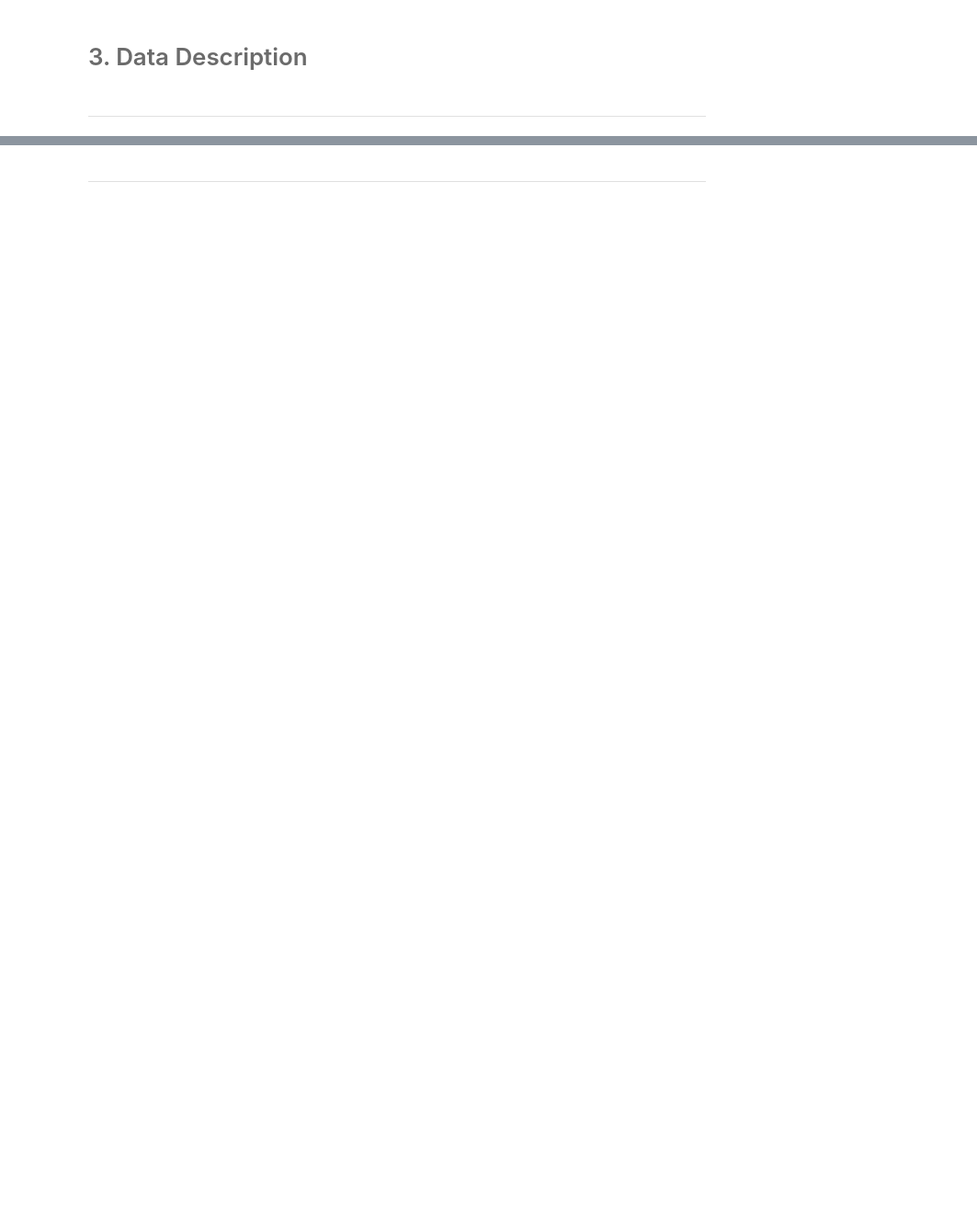
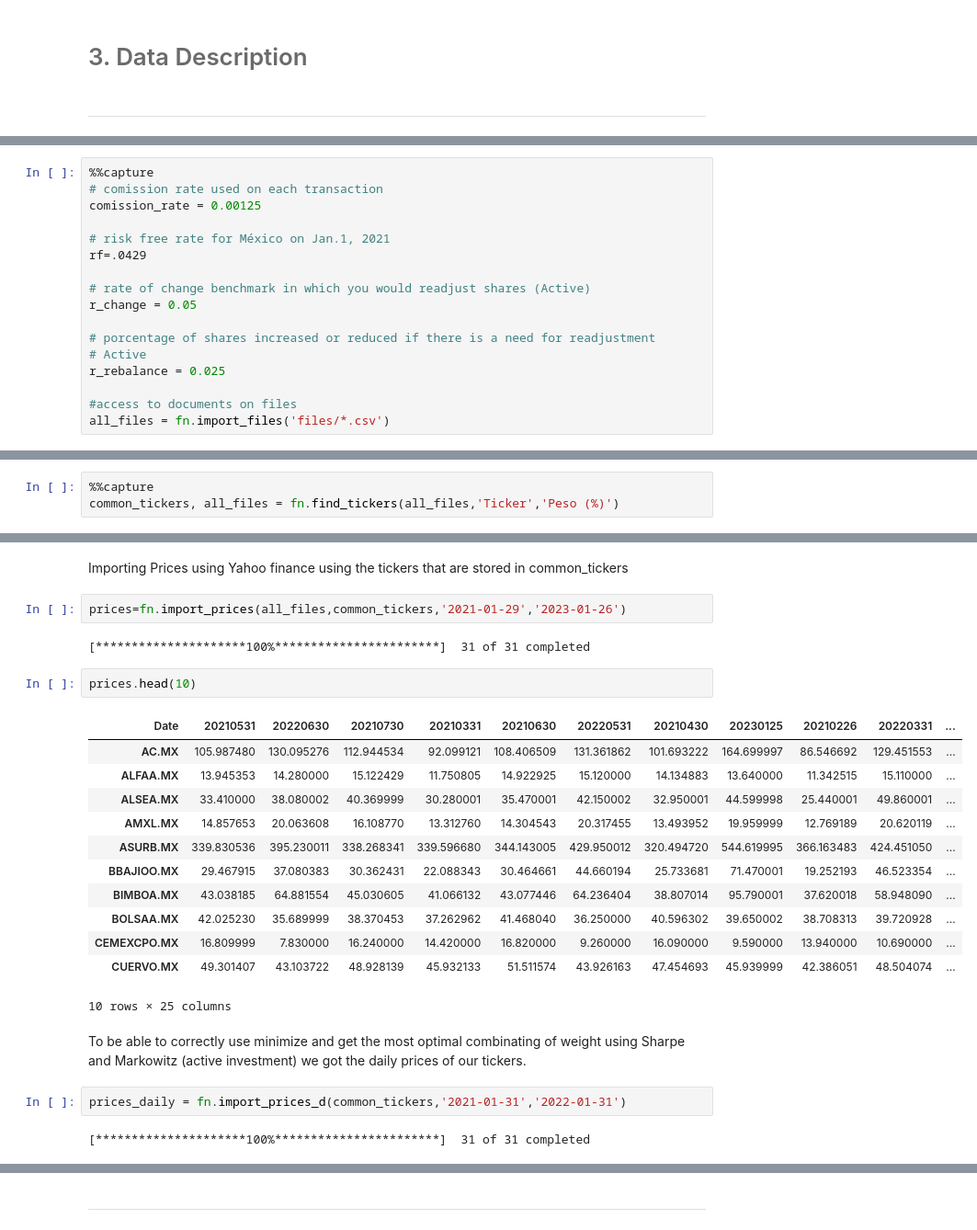
Before and after one commit to Tania-Bell/MyST_Lab1, a Jupyter notebook: notebook.ipynb, the cells around one changed output, grey strips where cells are left out. Shown at 92% size. Saved outputs shown, nothing was run; the diff lists cells and outputs as text; blank space fills up the shorter version.

```diff
--- a/notebook.ipynb
+++ b/notebook.ipynb
@@ -111,0 +88,17 @@ import sys
+# %%
+%%capture
+# comission rate used on each transaction
+comission_rate = 0.00125
+
+# risk free rate for México on Jan.1, 2021
+rf=.0429
+
+# rate of change benchmark in which you would readjust shares (Active)
+r_change = 0.05
+
+# porcentage of shares increased or reduced if there is a need for readjustment
+# Active
+r_rebalance = 0.025
+
+#access to documents on files
+all_files = fn.import_files('files/*.csv')
@@ -111,0 +107,3 @@ import sys
+# %%
+%%capture
+common_tickers, all_files = fn.find_tickers(all_files,'Ticker','Peso (%)')
@@ -111,0 +124,27 @@ import sys
+# %% [markdown]
+Importing Prices using Yahoo finance using the tickers that are stored in common_tickers
+# %%
+prices=fn.import_prices(all_files,common_tickers,'2021-01-29','2023-01-26')
+# %% [output]
+[*********************100%***********************]  31 of 31 completed
+# %%
+prices.head(10)
+# %% [output]
+| Date | 20210531 | 20220630 | 20210730 | 20210331 | 20210630 | 20220531 | 20210430 | 20230125 | 20210226 | 20220331 | ... |
+| AC.MX | 105.987480 | 130.095276 | 112.944534 | 92.099121 | 108.406509 | 131.361862 | 101.693222 | 164.699997 | 86.546692 | 129.451553 | ... |
+| ALFAA.MX | 13.945353 | 14.280000 | 15.122429 | 11.750805 | 14.922925 | 15.120000 | 14.134883 | 13.640000 | 11.342515 | 15.110000 | ... |
+| ALSEA.MX | 33.410000 | 38.080002 | 40.369999 | 30.280001 | 35.470001 | 42.150002 | 32.950001 | 44.599998 | 25.440001 | 49.860001 | ... |
+| AMXL.MX | 14.857653 | 20.063608 | 16.108770 | 13.312760 | 14.304543 | 20.317455 | 13.493952 | 19.959999 | 12.769189 | 20.620119 | ... |
+| ASURB.MX | 339.830536 | 395.230011 | 338.268341 | 339.596680 | 344.143005 | 429.950012 | 320.494720 | 544.619995 | 366.163483 | 424.451050 | ... |
+| BBAJIOO.MX | 29.467915 | 37.080383 | 30.362431 | 22.088343 | 30.464661 | 44.660194 | 25.733681 | 71.470001 | 19.252193 | 46.523354 | ... |
+| BIMBOA.MX | 43.038185 | 64.881554 | 45.030605 | 41.066132 | 43.077446 | 64.236404 | 38.807014 | 95.790001 | 37.620018 | 58.948090 | ... |
+| BOLSAA.MX | 42.025230 | 35.689999 | 38.370453 | 37.262962 | 41.468040 | 36.250000 | 40.596302 | 39.650002 | 38.708313 | 39.720928 | ... |
+| CEMEXCPO.MX | 16.809999 | 7.830000 | 16.240000 | 14.420000 | 16.820000 | 9.260000 | 16.090000 | 9.590000 | 13.940000 | 10.690000 | ... |
+| CUERVO.MX | 49.301407 | 43.103722 | 48.928139 | 45.932133 | 51.511574 | 43.926163 | 47.454693 | 45.939999 | 42.386051 | 48.504074 | ... |
+10 rows × 25 columns
+# %% [markdown]
+To be able to correctly use minimize and get the most optimal combinating of weight using Sharpe and Markowitz (active investment) we got the daily prices of our tickers.
+# %%
+prices_daily = fn.import_prices_d(common_tickers,'2021-01-31','2022-01-31')
+# %% [output]
+[*********************100%***********************]  31 of 31 completed
```
Also changed, not shown: parts of 68 cells of this notebook, 5 other files.
